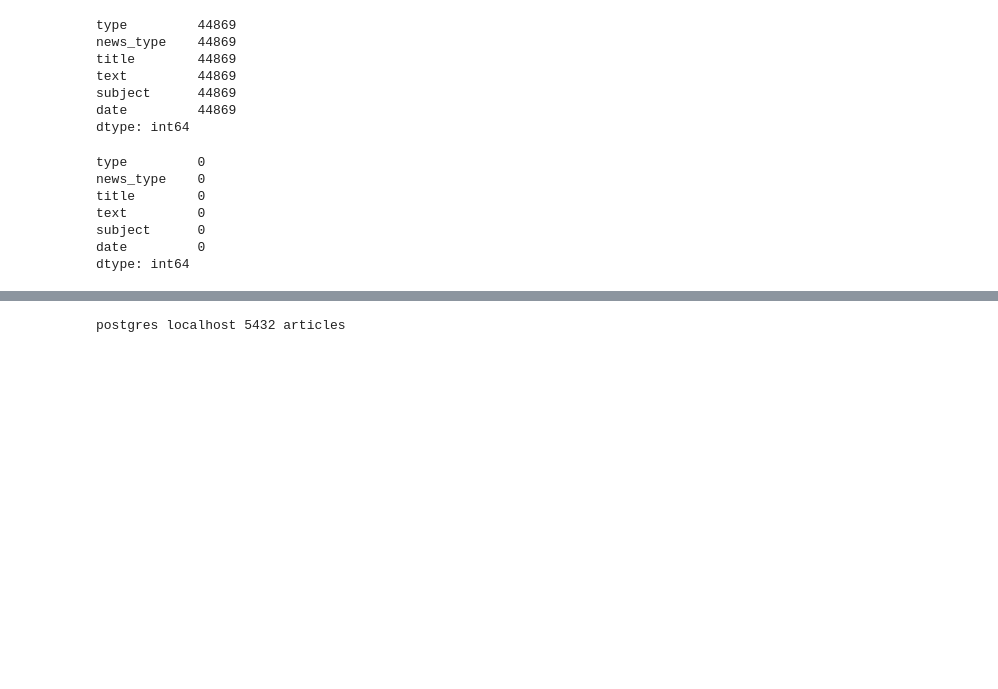
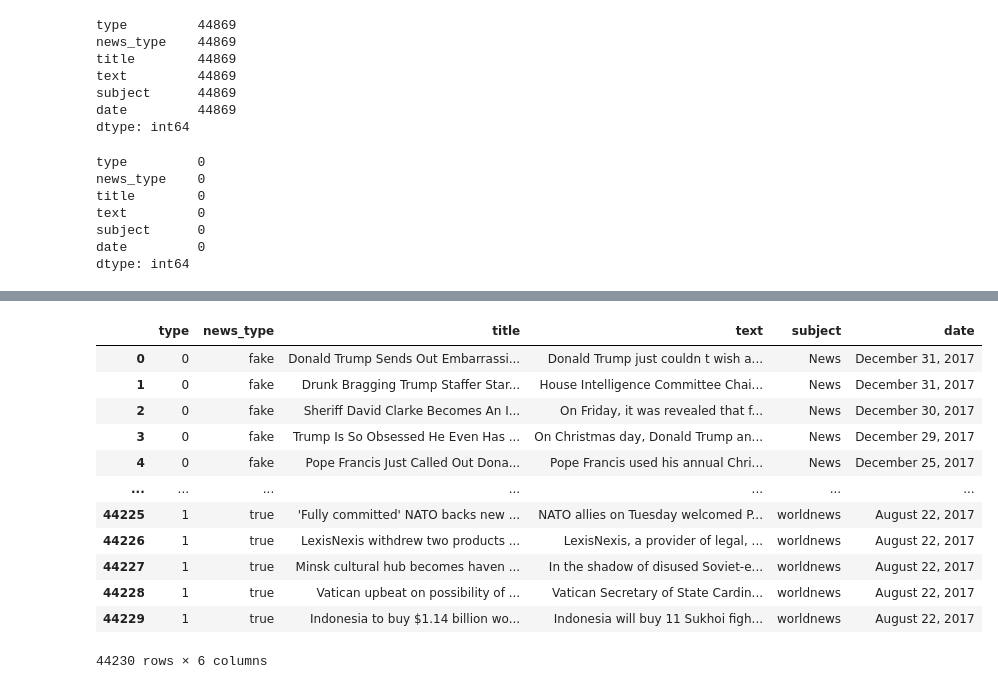
Before and after one commit to sydnipierce/final-project, a Jupyter notebook: Exploratory.ipynb, the cells around one changed output, grey strips where cells are left out. Drawn from its saved outputs; the diff is of its cells as text; code cells hidden in the pictures; blank space fills up the shorter version.

```diff
--- a/Exploratory.ipynb
+++ b/Exploratory.ipynb
@@ -314,3 +418,0 @@ all_df
-# %%
-all_df = all_df.drop(labels='index', axis=1)
-all_df
@@ -362,0 +419,17 @@ all_df
+# %%
+all_df.drop(['Unnamed: 0'], inplace=True, axis=1)
+all_df
+# %% [output]
+|  | type | news_type | title | text | subject | date |
+| 0 | 0 | fake | Donald Trump Sends Out Embarrassi... | Donald Trump just couldn t wish a... | News | December 31, 2017 |
+| 1 | 0 | fake | Drunk Bragging Trump Staffer Star... | House Intelligence Committee Chai... | News | December 31, 2017 |
+| 2 | 0 | fake | Sheriff David Clarke Becomes An I... | On Friday, it was revealed that f... | News | December 30, 2017 |
+| 3 | 0 | fake | Trump Is So Obsessed He Even Has ... | On Christmas day, Donald Trump an... | News | December 29, 2017 |
+| 4 | 0 | fake | Pope Francis Just Called Out Dona... | Pope Francis used his annual Chri... | News | December 25, 2017 |
+| ... | ... | ... | ... | ... | ... | ... |
+| 44225 | 1 | true | 'Fully committed' NATO backs new ... | NATO allies on Tuesday welcomed P... | worldnews | August 22, 2017 |
+| 44226 | 1 | true | LexisNexis withdrew two products ... | LexisNexis, a provider of legal, ... | worldnews | August 22, 2017 |
+| 44227 | 1 | true | Minsk cultural hub becomes haven ... | In the shadow of disused Soviet-e... | worldnews | August 22, 2017 |
+| 44228 | 1 | true | Vatican upbeat on possibility of ... | Vatican Secretary of State Cardin... | worldnews | August 22, 2017 |
+| 44229 | 1 | true | Indonesia to buy $1.14 billion wo... | Indonesia will buy 11 Sukhoi figh... | worldnews | August 22, 2017 |
+44230 rows × 6 columns
@@ -366,7 +443,3 @@ output_final_path = os.path.join('Data', 'all_articles_final.csv')
 all_df.to_csv(output_final_path, header=True)
 # %%
 from config import username, password, dbhost, dbport, dbname
-# %%
-print(username, dbhost, dbport, dbname)
-# %% [output]
-postgres localhost 5432 articles
```
Also changed, not shown: parts of 24 cells of this notebook.
